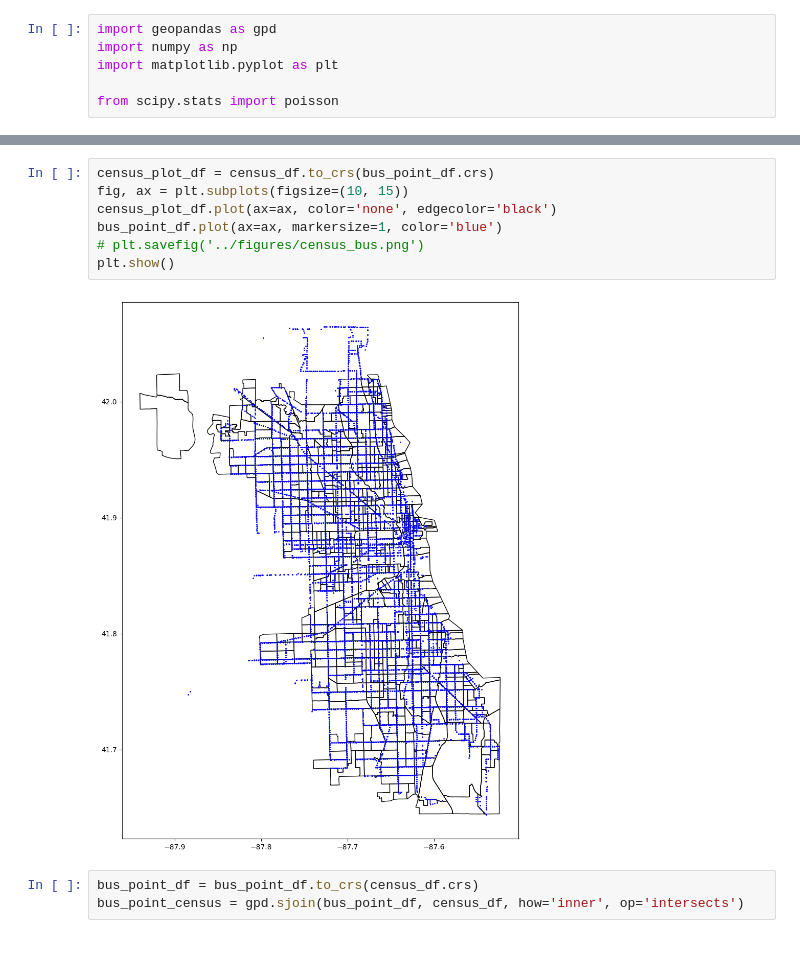
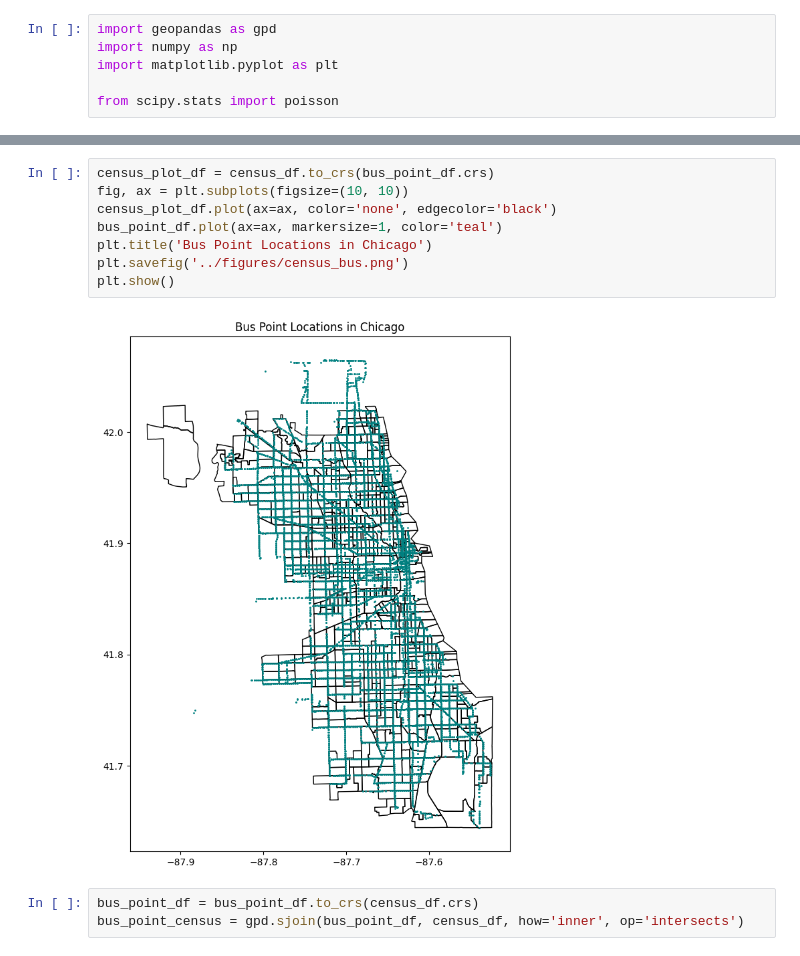
Before and after one commit to meganhmoore/TransitClustering, a Jupyter notebook: notebooks/exploration.ipynb, the cells around one changed output, grey strips where cells are left out. Saved outputs shown, nothing was run; the diff lists cells and outputs as text.

```diff
--- a/notebooks/exploration.ipynb
+++ b/notebooks/exploration.ipynb
@@ -29,12 +22,13 @@ bus_point_df.head(5)
 # %%
 census_plot_df = census_df.to_crs(bus_point_df.crs)
-fig, ax = plt.subplots(figsize=(10, 15))
+fig, ax = plt.subplots(figsize=(10, 10))
 census_plot_df.plot(ax=ax, color='none', edgecolor='black')
-bus_point_df.plot(ax=ax, markersize=1, color='blue')
-# plt.savefig('../figures/census_bus.png')
+bus_point_df.plot(ax=ax, markersize=1, color='teal')
+plt.title('Bus Point Locations in Chicago')
+plt.savefig('../figures/census_bus.png')
 plt.show()
 # %% [output]
-[figure, old version]
+[figure, new version]
 # %%
 bus_point_df = bus_point_df.to_crs(census_df.crs)
 bus_point_census = gpd.sjoin(bus_point_df, census_df, how='inner', op='intersects')
```
Also changed, not shown: parts of 7 cells of this notebook, 22 other files.
